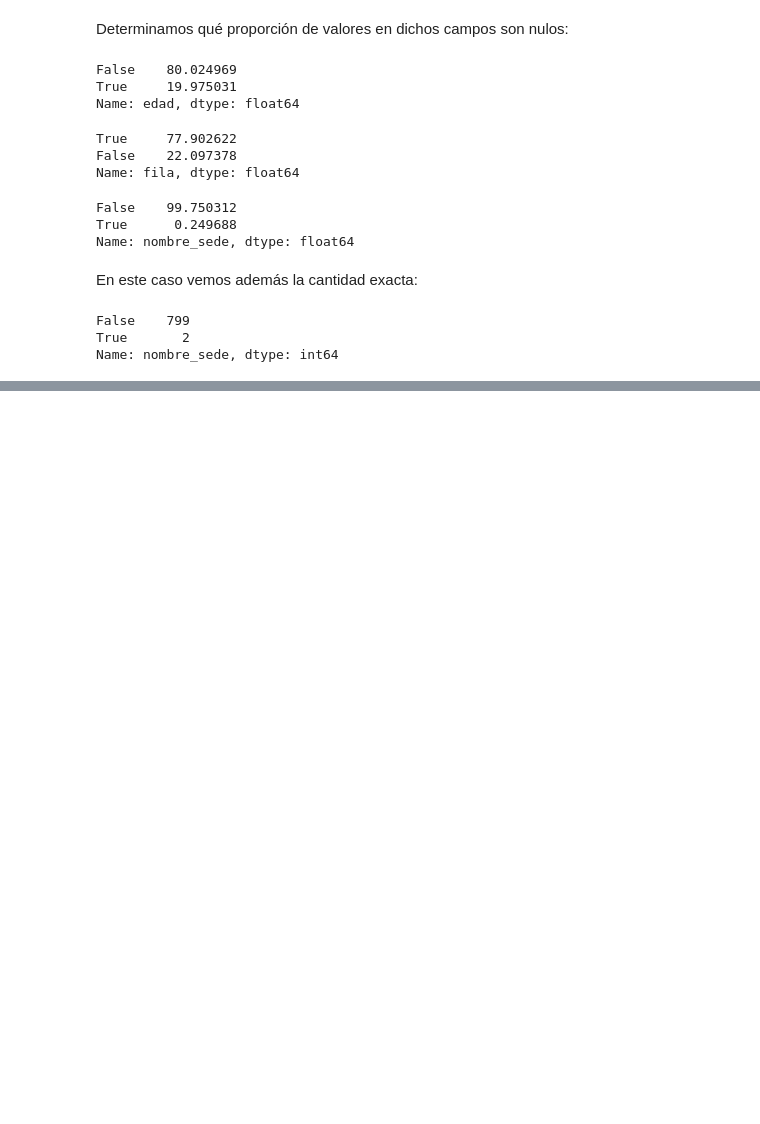
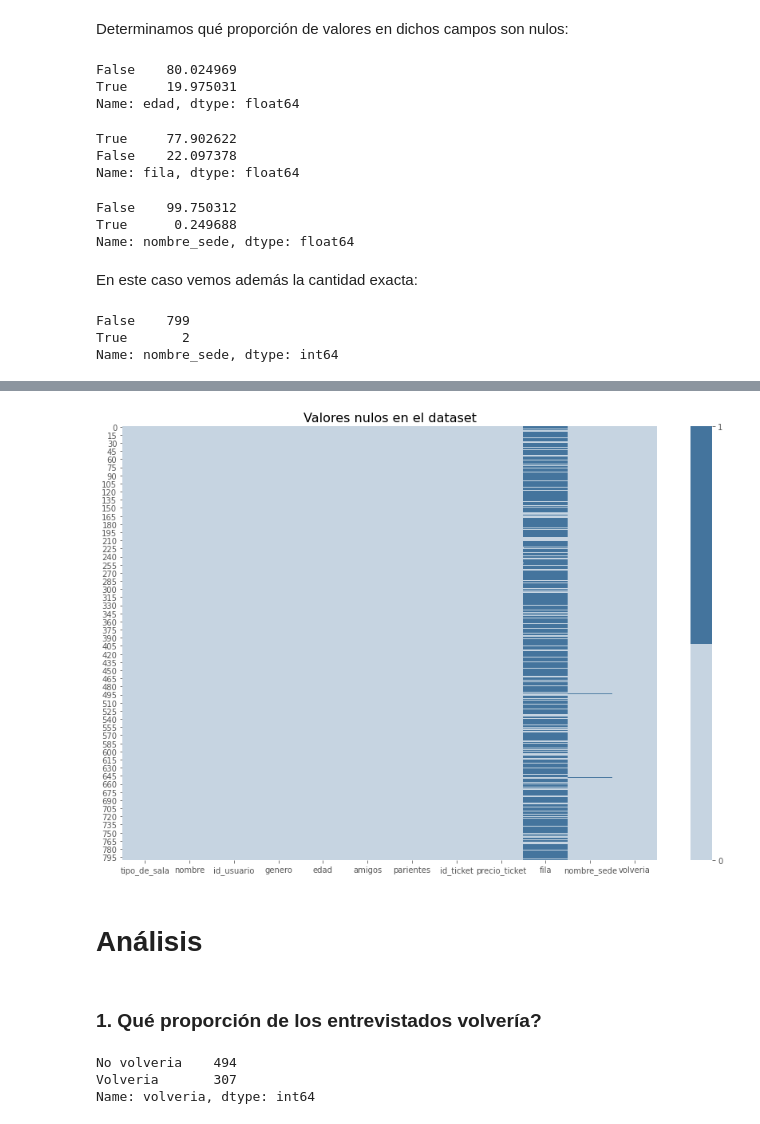
Before and after one commit to jalbarrac/datos-tp, a Jupyter notebook: tp1_dev_2.ipynb, the cells around one changed output, grey strips where cells are left out. Saved outputs shown, nothing was run; the diff lists cells and outputs as text; code cells hidden in the pictures; blank space fills up the shorter version.

```diff
--- a/tp1_dev_2.ipynb
+++ b/tp1_dev_2.ipynb
@@ -129,0 +159,3 @@ Name: nombre_sede, dtype: int64
+# %%
+df_full_1['edad'].fillna(_edad_mode, inplace=True)
+df_full_1
@@ -129,0 +176,18 @@ Name: nombre_sede, dtype: int64
+# %%
+fig, ax = plt.subplots(figsize=(15,10))
+ax.set_title("Valores nulos en el dataset", fontsize=16)
+colors = ['#C6D4E1','#44749D']
+sns.heatmap(df_full_1.isnull(), cmap=sns.color_palette(colors), cbar_kws=dict(ticks=[1, 0]))
+plt.show()
+# %% [output]
+[figure, added]
+# %% [markdown]
+# Análisis
+# %% [markdown]
+### 1. Qué proporción de los entrevistados volvería?
+# %%
+df_full_1['volveria'].replace({1:"Volveria", 0:"No volveria"}).value_counts()
+# %% [output]
+No volveria    494
+Volveria       307
+Name: volveria, dtype: int64
```
Also changed, not shown: parts of 66 cells of this notebook.
